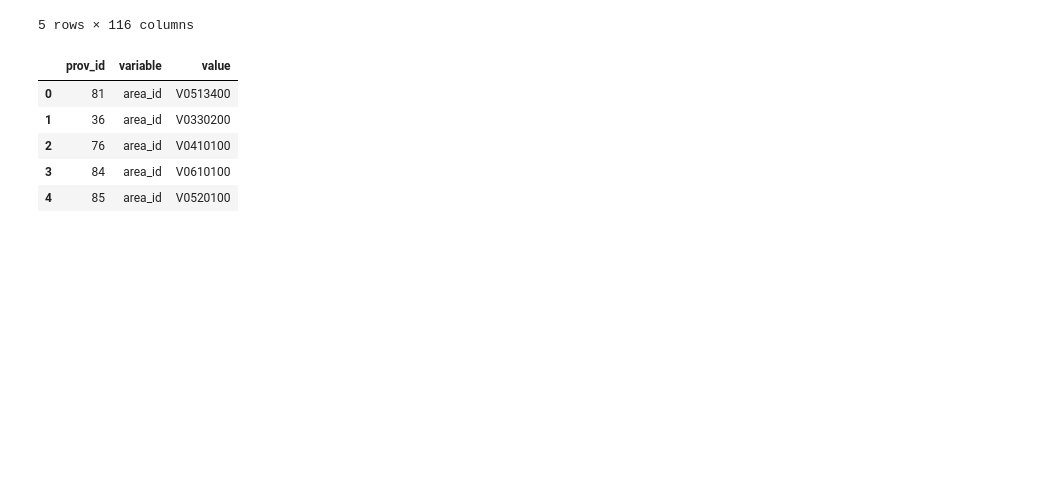
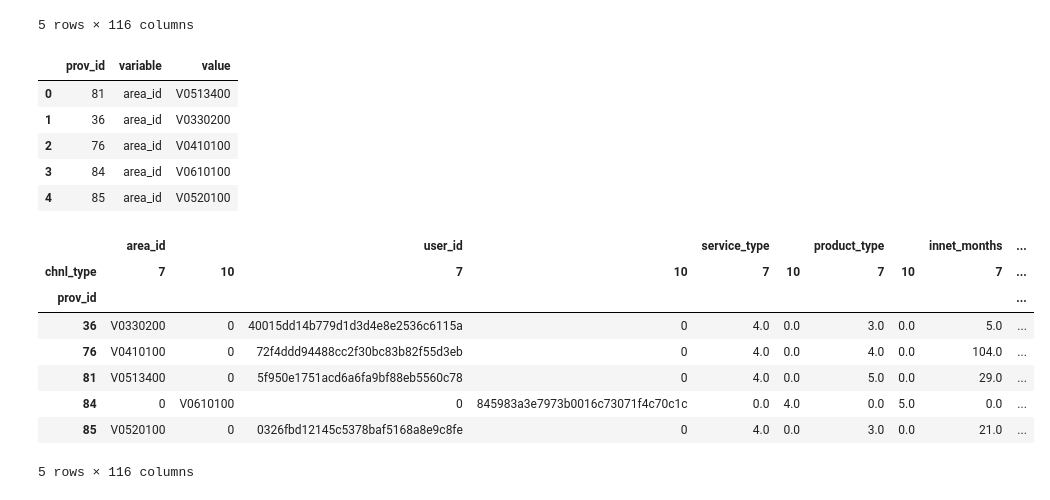
Before and after one commit to najmin1629/5g_prediction, a Jupyter notebook: train_dataset_5g.ipynb, the cells around one changed output. Cells and saved outputs as stored; diff of their text form; code cells hidden in the pictures; blank space fills up the shorter version.

```diff
--- a/train_dataset_5g.ipynb
+++ b/train_dataset_5g.ipynb
@@ -321,3 +340,16 @@ df_n3.head()
 | 2 | 76 | area_id | V0410100 |
 | 3 | 84 | area_id | V0610100 |
 | 4 | 85 | area_id | V0520100 |
+# %%
+j=new_df_n2.fillna(0)
+j
+# %% [output]
+|  | area_id |  | user_id |  | service_type |  | product_type |  | innet_months | ... |
+| chnl_type | 7 | 10 | 7 | 10 | 7 | 10 | 7 | 10 | 7 | ... |
+| prov_id |  |  |  |  |  |  |  |  |  | ... |
+| 36 | V0330200 | 0 | 40015dd14b779d1d3d4e8e2536c6115a | 0 | 4.0 | 0.0 | 3.0 | 0.0 | 5.0 | ... |
+| 76 | V0410100 | 0 | 72f4ddd94488cc2f30bc83b82f55d3eb | 0 | 4.0 | 0.0 | 4.0 | 0.0 | 104.0 | ... |
+| 81 | V0513400 | 0 | 5f950e1751acd6a6fa9bf88eb5560c78 | 0 | 4.0 | 0.0 | 5.0 | 0.0 | 29.0 | ... |
+| 84 | 0 | V0610100 | 0 | 845983a3e7973b0016c73071f4c70c1c | 0.0 | 4.0 | 0.0 | 5.0 | 0.0 | ... |
+| 85 | V0520100 | 0 | 0326fbd12145c5378baf5168a8e9c8fe | 0 | 4.0 | 0.0 | 3.0 | 0.0 | 21.0 | ... |
+5 rows × 116 columns
```
Also changed, not shown: parts of 3 cells of this notebook.
